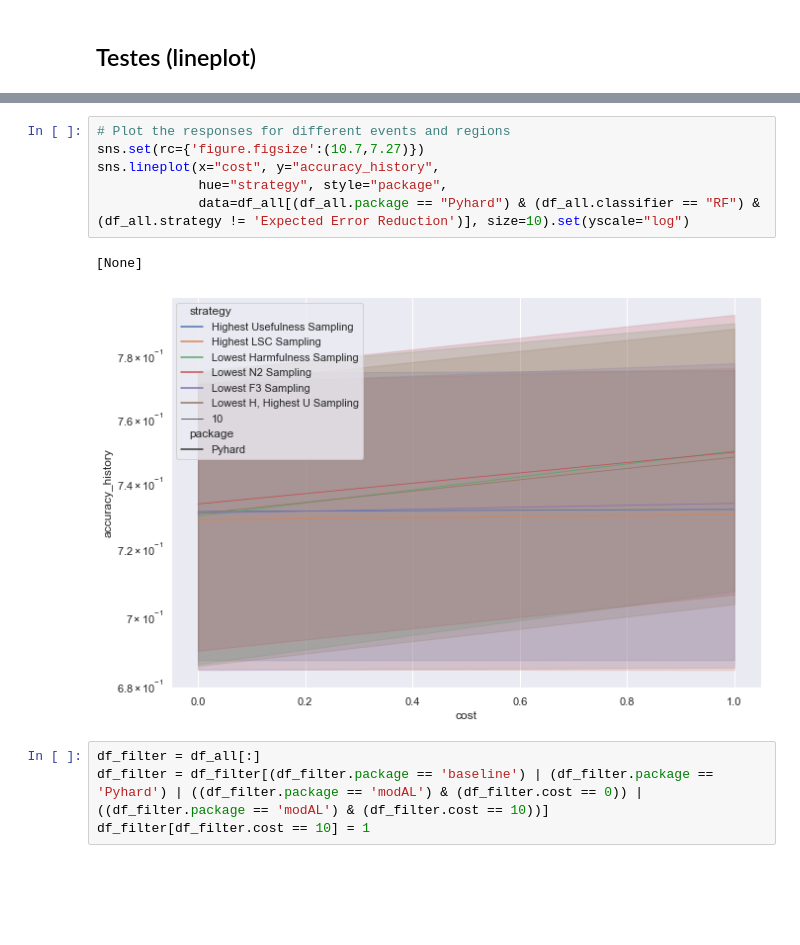
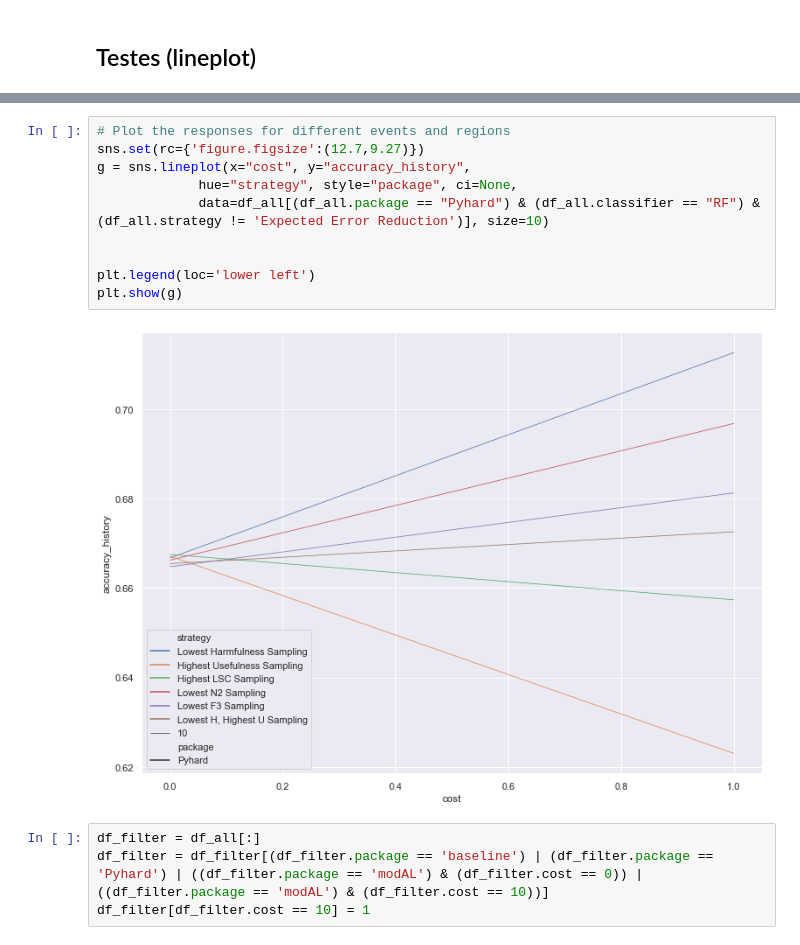
Before and after one commit to ahmoura/active_learning, a Jupyter notebook: ALIH/visualization/Viz output.ipynb, the cells around one changed output, grey strips where cells are left out. Cells and saved outputs as stored; diff of their text form; blank space fills up the shorter version.

```diff
--- a/ALIH/visualization/Viz output.ipynb
+++ b/ALIH/visualization/Viz output.ipynb
@@ -192,12 +179,15 @@ sns.lineplot(x="cost", y="accuracy_history",
 # %%
 # Plot the responses for different events and regions
-sns.set(rc={'figure.figsize':(10.7,7.27)})
-sns.lineplot(x="cost", y="accuracy_history",
-             hue="strategy", style="package",
-             data=df_all[(df_all.package == "Pyhard") & (df_all.classifier == "RF") & (df_all.strategy != 'Expected Error Reduction')], size=10).set(yscale="log")
+sns.set(rc={'figure.figsize':(12.7,9.27)})
+g = sns.lineplot(x="cost", y="accuracy_history",
+             hue="strategy", style="package", ci=None,
+             data=df_all[(df_all.package == "Pyhard") & (df_all.classifier == "RF") & (df_all.strategy != 'Expected Error Reduction')], size=10)
+
+
+plt.legend(loc='lower left')
+plt.show(g)
 # %% [output]
-[None]
-[figure, old version]
+[figure, new version]
 # %%
 df_filter = df_all[:]
 df_filter = df_filter[(df_filter.package == 'baseline') | (df_filter.package == 'Pyhard') | ((df_filter.package == 'modAL') & (df_filter.cost == 0)) | ((df_filter.package == 'modAL') & (df_filter.cost == 10))]
```
Also changed, not shown: parts of 26 cells of this notebook.
